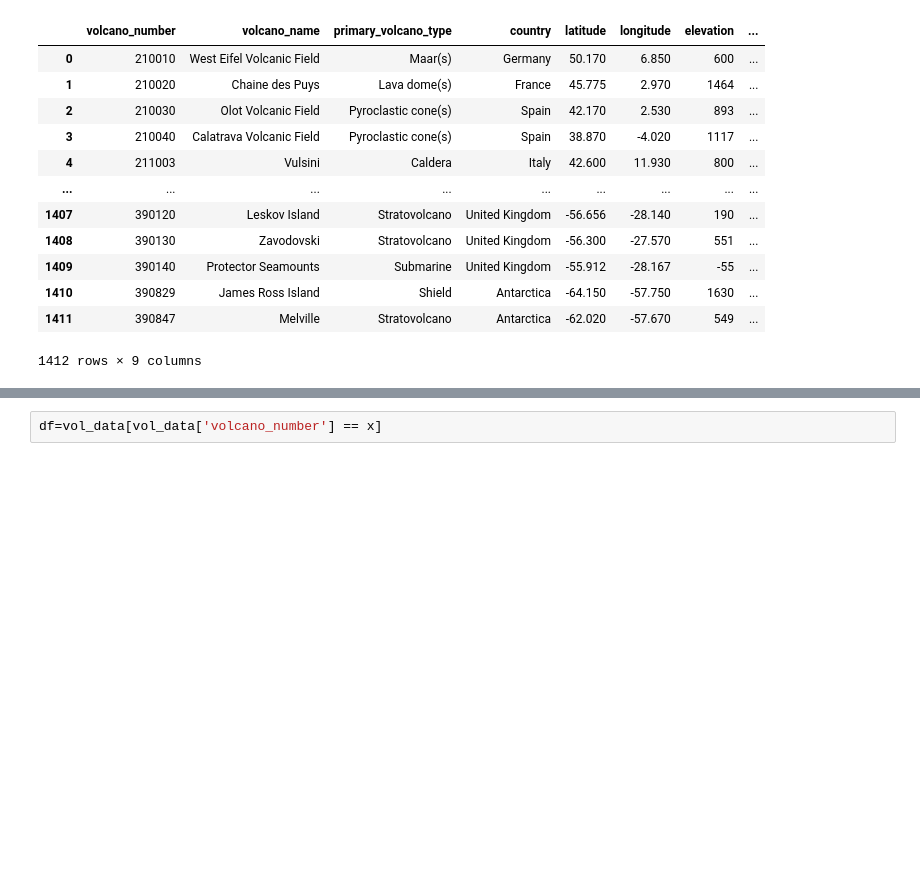
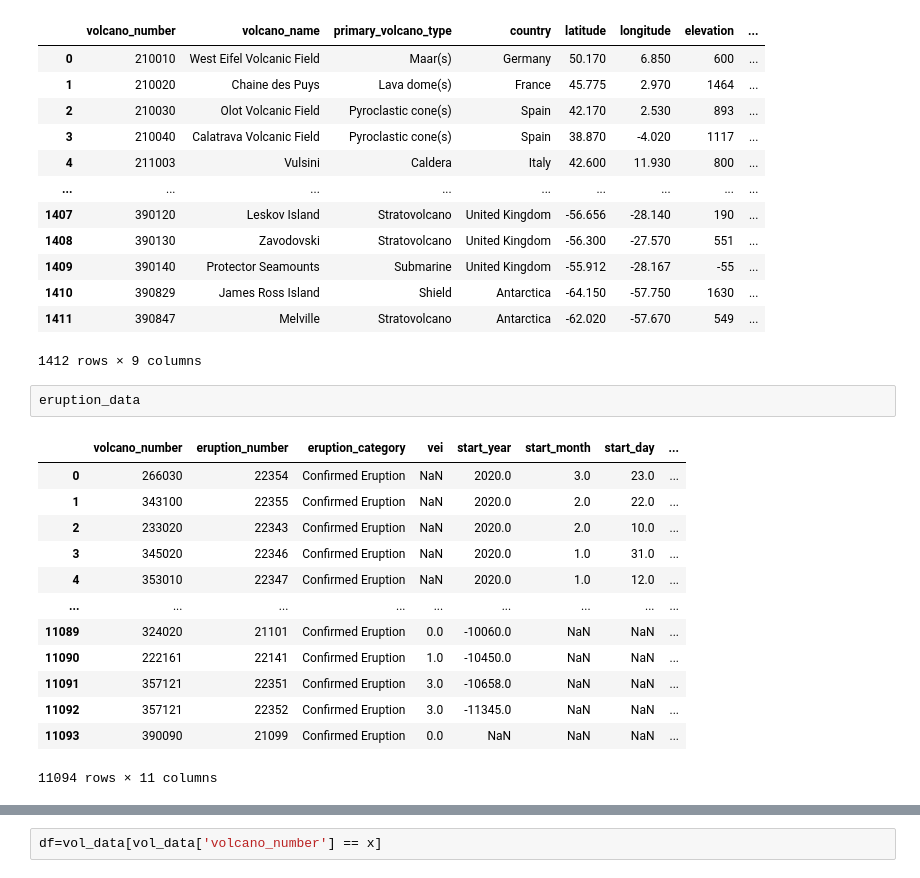
Before and after one commit to Crazyspaceman-hd/Project2_Volcanoes, a Jupyter notebook: data/Database_Construction.ipynb, the cells around one changed output, grey strips where cells are left out. Cells and saved outputs as stored; diff of their text form; blank space fills up the shorter version.

```diff
--- a/data/Database_Construction.ipynb
+++ b/data/Database_Construction.ipynb
@@ -94,3 +148,19 @@ vol_data
 | 1410 | 390829 | James Ross Island | Shield | Antarctica | -64.150 | -57.750 | 1630 | ... |
 | 1411 | 390847 | Melville | Stratovolcano | Antarctica | -62.020 | -57.670 | 549 | ... |
 1412 rows × 9 columns
+# %%
+eruption_data
+# %% [output]
+|  | volcano_number | eruption_number | eruption_category | vei | start_year | start_month | start_day | ... |
+| 0 | 266030 | 22354 | Confirmed Eruption | NaN | 2020.0 | 3.0 | 23.0 | ... |
+| 1 | 343100 | 22355 | Confirmed Eruption | NaN | 2020.0 | 2.0 | 22.0 | ... |
+| 2 | 233020 | 22343 | Confirmed Eruption | NaN | 2020.0 | 2.0 | 10.0 | ... |
+| 3 | 345020 | 22346 | Confirmed Eruption | NaN | 2020.0 | 1.0 | 31.0 | ... |
+| 4 | 353010 | 22347 | Confirmed Eruption | NaN | 2020.0 | 1.0 | 12.0 | ... |
+| ... | ... | ... | ... | ... | ... | ... | ... | ... |
+| 11089 | 324020 | 21101 | Confirmed Eruption | 0.0 | -10060.0 | NaN | NaN | ... |
+| 11090 | 222161 | 22141 | Confirmed Eruption | 1.0 | -10450.0 | NaN | NaN | ... |
+| 11091 | 357121 | 22351 | Confirmed Eruption | 3.0 | -10658.0 | NaN | NaN | ... |
+| 11092 | 357121 | 22352 | Confirmed Eruption | 3.0 | -11345.0 | NaN | NaN | ... |
+| 11093 | 390090 | 21099 | Confirmed Eruption | 0.0 | NaN | NaN | NaN | ... |
+11094 rows × 11 columns
```
Also changed, not shown: parts of 7 cells of this notebook.
